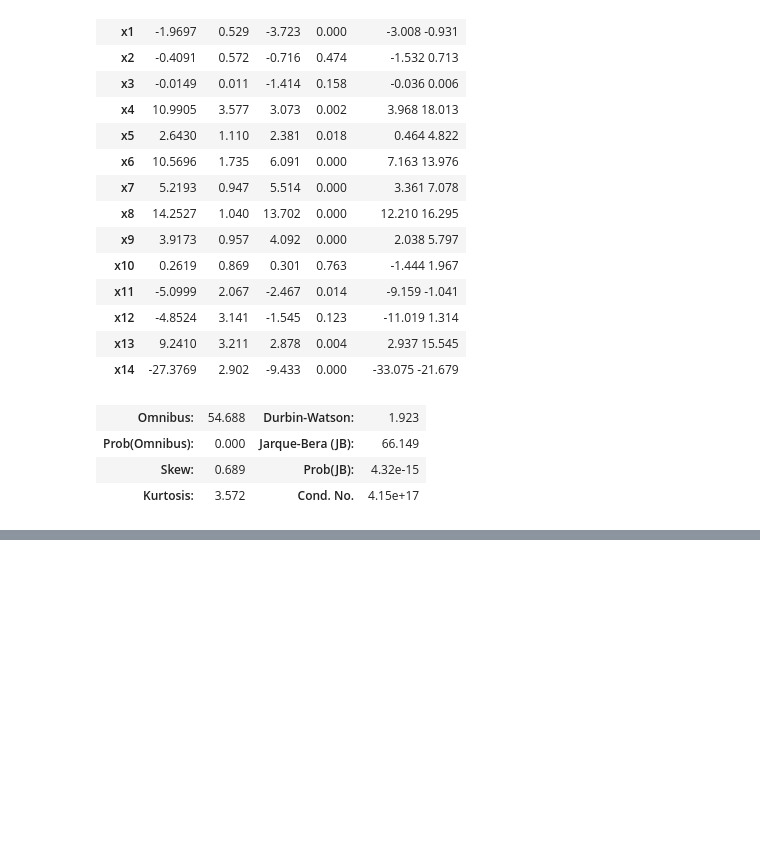
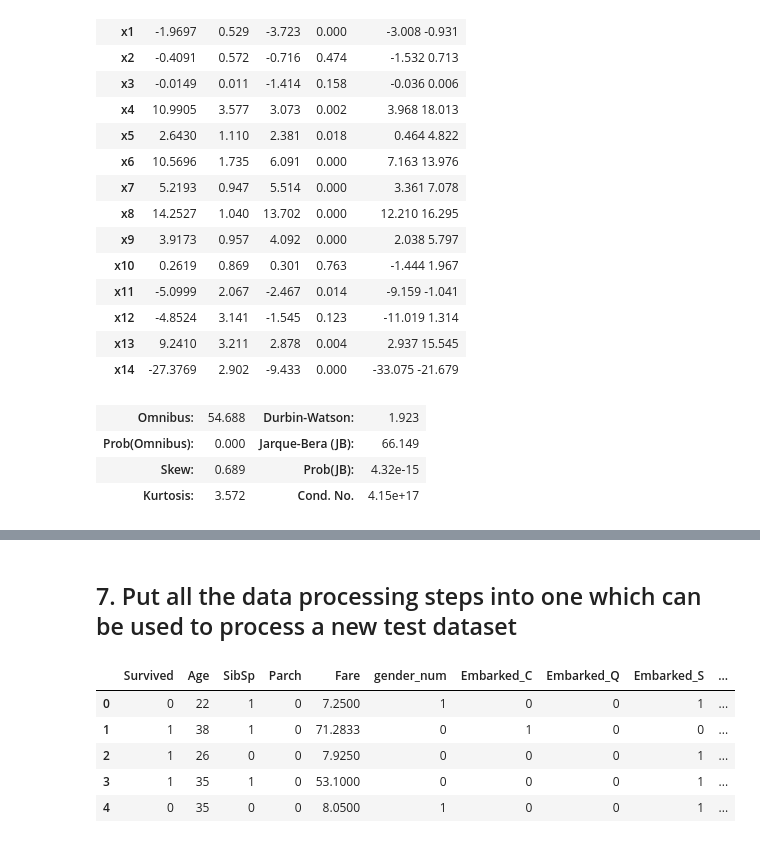
Before and after one commit to mkcomer237/DAT_SF_16, a Jupyter notebook: homework/midterm/midterm_assignment.ipynb, the cells around one changed output, grey strips where cells are left out. Drawn from its saved outputs; the diff is of its cells as text; code cells hidden in the pictures; blank space fills up the shorter version.

```diff
--- a/homework/midterm/midterm_assignment.ipynb
+++ b/homework/midterm/midterm_assignment.ipynb
@@ -236,0 +477,2 @@ missing_p.head(10)
+# %% [markdown]
+## 7.  Put all the data processing steps into one which can be used to process a new test dataset
@@ -236,0 +556,15 @@ missing_p.head(10)
+# %%
+#run the data cleaning function on a new dataset
+
+df_new = pd.read_csv('train.csv')
+
+df_new_imp = data_processing(df_new)
+
+df_new_imp.head()
+# %% [output]
+|  | Survived | Age | SibSp | Parch | Fare | gender_num | Embarked_C | Embarked_Q | Embarked_S | ... |
+| 0 | 0 | 22 | 1 | 0 | 7.2500 | 1 | 0 | 0 | 1 | ... |
+| 1 | 1 | 38 | 1 | 0 | 71.2833 | 0 | 1 | 0 | 0 | ... |
+| 2 | 1 | 26 | 0 | 0 | 7.9250 | 0 | 0 | 0 | 1 | ... |
+| 3 | 1 | 35 | 1 | 0 | 53.1000 | 0 | 0 | 0 | 1 | ... |
+| 4 | 0 | 35 | 0 | 0 | 8.0500 | 1 | 0 | 0 | 1 | ... |
```
Also changed, not shown: parts of 19 cells of this notebook.
